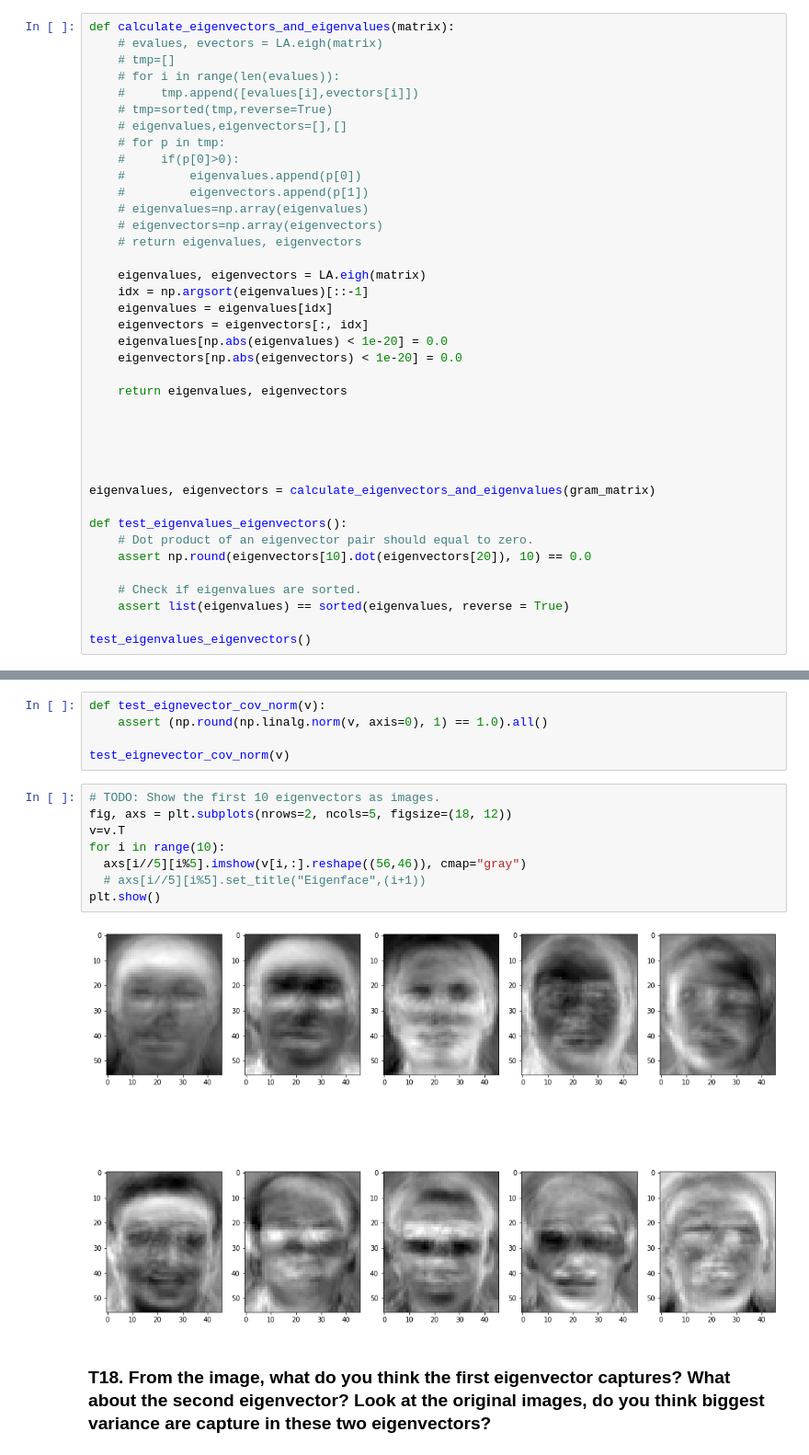
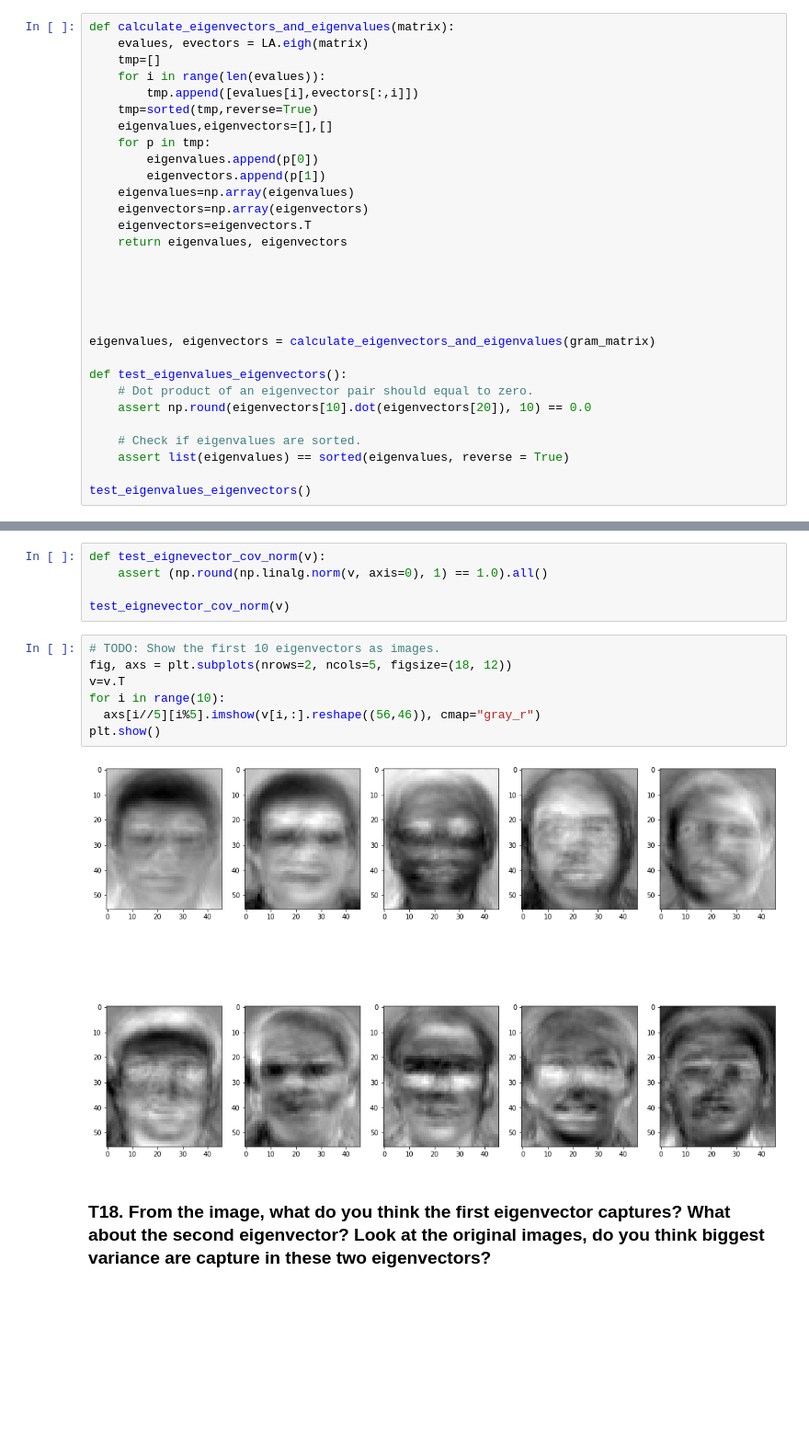
Before and after one commit to Bee0Theepob/Pattern, a Jupyter notebook: HW3/HW3_Fisherfaces(student).ipynb, the cells around one changed output, grey strips where cells are left out. Shown at 92% size. Cells and saved outputs as stored; diff of their text form; blank space fills up the shorter version.

```diff
--- a/HW3/HW3_Fisherfaces(student).ipynb
+++ b/HW3/HW3_Fisherfaces(student).ipynb
@@ -546,27 +550,18 @@ count eigen_value (> 0) : 119
 ### T15. Compute the eigenvectors and eigenvalues of the Gram matrix, v 0 and λ. Sort the eigenvalues and eigenvectors in descending order so that the first eigenvalue is the highest, and the first eigenvector corresponds to the best direction. How many non-zero eigenvalues are there? If you see a very small value, it is just numerical error and should be treated as zero.
 # %%
 def calculate_eigenvectors_and_eigenvalues(matrix):
-    # evalues, evectors = LA.eigh(matrix)
-    # tmp=[]
-    # for i in range(len(evalues)):
-    #     tmp.append([evalues[i],evectors[i]])
-    # tmp=sorted(tmp,reverse=True)
-    # eigenvalues,eigenvectors=[],[]
-    # for p in tmp:
-    #     if(p[0]>0):
-    #         eigenvalues.append(p[0])
-    #         eigenvectors.append(p[1])
-    # eigenvalues=np.array(eigenvalues)
-    # eigenvectors=np.array(eigenvectors)
-    # return eigenvalues, eigenvectors
-
-    eigenvalues, eigenvectors = LA.eigh(matrix)
-    idx = np.argsort(eigenvalues)[::-1]
-    eigenvalues = eigenvalues[idx]
-    eigenvectors = eigenvectors[:, idx]
-    eigenvalues[np.abs(eigenvalues) < 1e-20] = 0.0
-    eigenvectors[np.abs(eigenvectors) < 1e-20] = 0.0
-
+    evalues, evectors = LA.eigh(matrix)
+    tmp=[]
+    for i in range(len(evalues)):
+        tmp.append([evalues[i],evectors[:,i]])
+    tmp=sorted(tmp,reverse=True)
+    eigenvalues,eigenvectors=[],[]
+    for p in tmp:
+        eigenvalues.append(p[0])
+        eigenvectors.append(p[1])
+    eigenvalues=np.array(eigenvalues)
+    eigenvectors=np.array(eigenvectors)
+    eigenvectors=eigenvectors.T
     return eigenvalues, eigenvectors
 
 
@@ -610,12 +605,11 @@ test_eignevector_cov_norm(v)
 # %%
 # TODO: Show the first 10 eigenvectors as images.
 fig, axs = plt.subplots(nrows=2, ncols=5, figsize=(18, 12))
 v=v.T
 for i in range(10):
-  axs[i//5][i%5].imshow(v[i,:].reshape((56,46)), cmap="gray")
-  # axs[i//5][i%5].set_title("Eigenface",(i+1))
+  axs[i//5][i%5].imshow(v[i,:].reshape((56,46)), cmap="gray_r")
 plt.show()
 # %% [output]
-[figure, old version]
+[figure, new version]
 # %% [markdown]
 ### T18. From the image, what do you think the first eigenvector captures? What about the second eigenvector? Look at the original images, do you think biggest variance are capture in these two eigenvectors?
```
Also changed, not shown: parts of 27 cells of this notebook, 1 other file.
